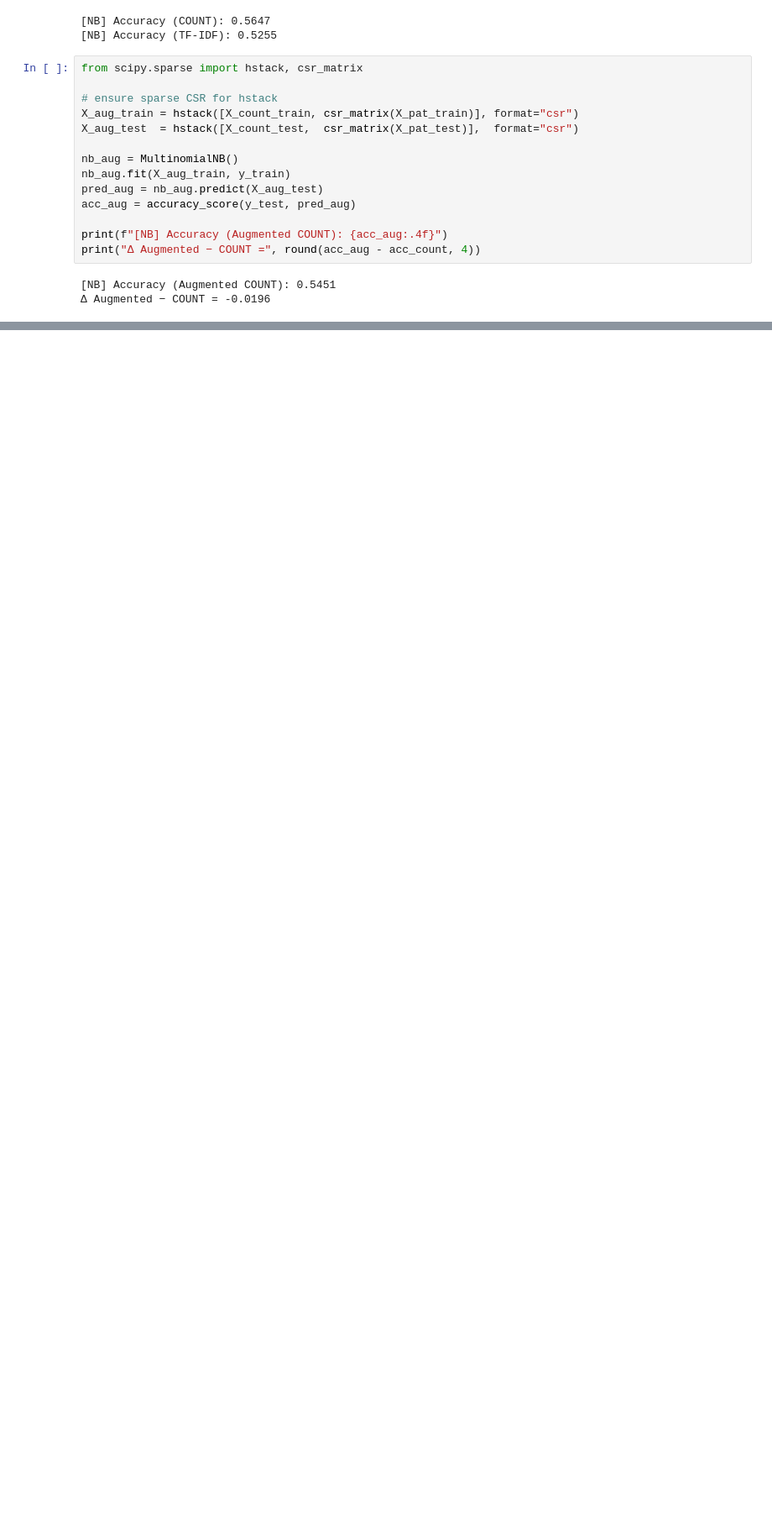
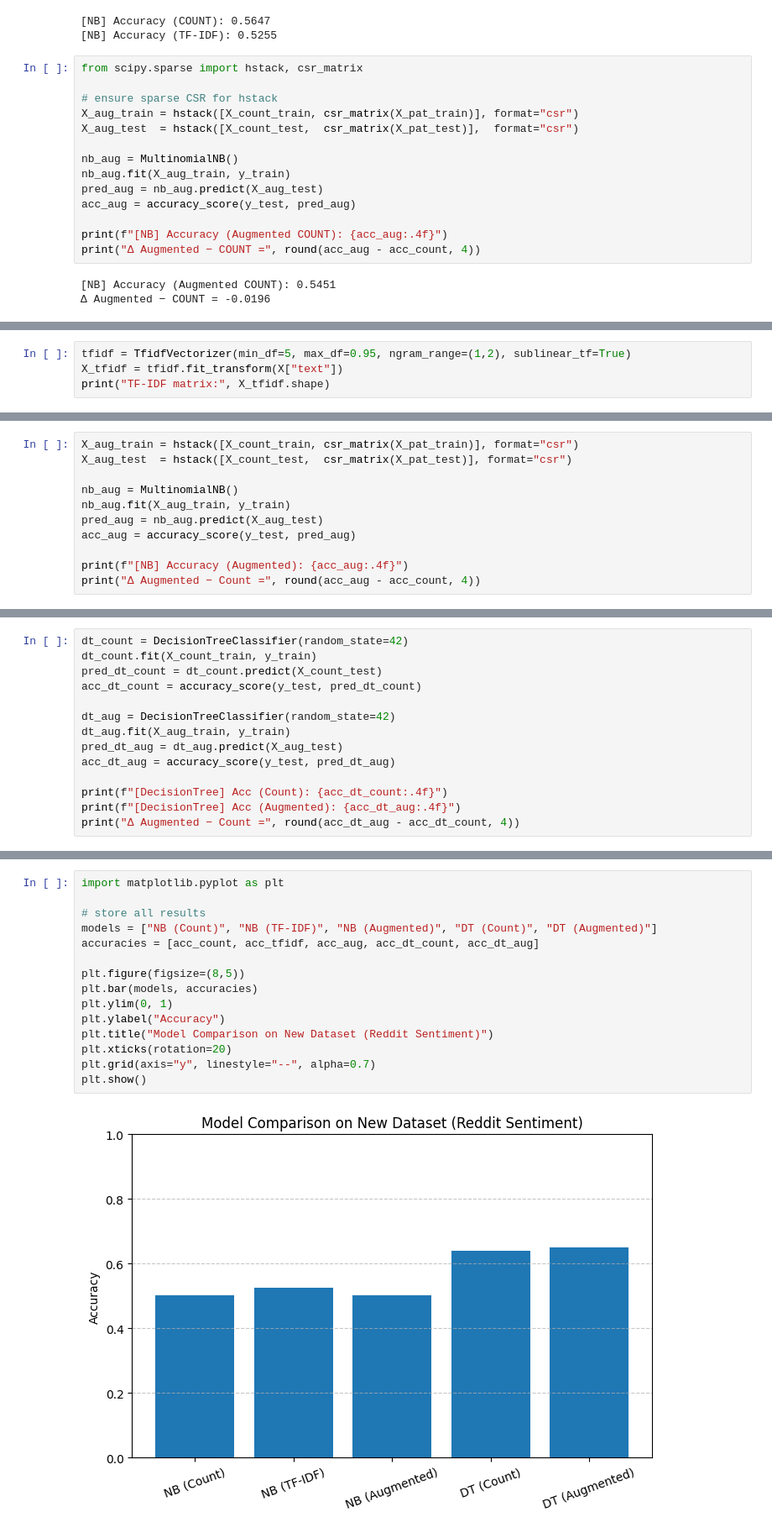
Before and after one commit to brandonlin991118/DM2025-Lab1-Exercise, a Jupyter notebook: DM2025-Lab1-Homework.ipynb, the cells around one changed output, grey strips where cells are left out. Shown at 84% size. Drawn from its saved outputs; the diff is of its cells as text; blank space fills up the shorter version.

Commit message:
Complete new dataset analysis: TF-IDF + Naive Bayes + Decision Tree + accuracy diagram

```diff
--- a/DM2025-Lab1-Homework.ipynb
+++ b/DM2025-Lab1-Homework.ipynb
@@ -644,0 +706,4 @@ print("Δ Augmented − COUNT =", round(acc_aug - acc_count, 4))
+# %%
+tfidf = TfidfVectorizer(min_df=5, max_df=0.95, ngram_range=(1,2), sublinear_tf=True)
+X_tfidf = tfidf.fit_transform(X["text"])
+print("TF-IDF matrix:", X_tfidf.shape)
@@ -644,0 +747,11 @@ print("Δ Augmented − COUNT =", round(acc_aug - acc_count, 4))
+# %%
+X_aug_train = hstack([X_count_train, csr_matrix(X_pat_train)], format="csr")
+X_aug_test  = hstack([X_count_test,  csr_matrix(X_pat_test)], format="csr")
+
+nb_aug = MultinomialNB()
+nb_aug.fit(X_aug_train, y_train)
+pred_aug = nb_aug.predict(X_aug_test)
+acc_aug = accuracy_score(y_test, pred_aug)
+
+print(f"[NB] Accuracy (Augmented): {acc_aug:.4f}")
+print("Δ Augmented − Count =", round(acc_aug - acc_count, 4))
@@ -644,0 +761,14 @@ print("Δ Augmented − COUNT =", round(acc_aug - acc_count, 4))
+# %%
+dt_count = DecisionTreeClassifier(random_state=42)
+dt_count.fit(X_count_train, y_train)
+pred_dt_count = dt_count.predict(X_count_test)
+acc_dt_count = accuracy_score(y_test, pred_dt_count)
+
+dt_aug = DecisionTreeClassifier(random_state=42)
+dt_aug.fit(X_aug_train, y_train)
+pred_dt_aug = dt_aug.predict(X_aug_test)
+acc_dt_aug = accuracy_score(y_test, pred_dt_aug)
+
+print(f"[DecisionTree] Acc (Count): {acc_dt_count:.4f}")
+print(f"[DecisionTree] Acc (Augmented): {acc_dt_aug:.4f}")
+print("Δ Augmented − Count =", round(acc_dt_aug - acc_dt_count, 4))
@@ -644,0 +779,17 @@ print("Δ Augmented − COUNT =", round(acc_aug - acc_count, 4))
+# %%
+import matplotlib.pyplot as plt
+
+# store all results
+models = ["NB (Count)", "NB (TF-IDF)", "NB (Augmented)", "DT (Count)", "DT (Augmented)"]
+accuracies = [acc_count, acc_tfidf, acc_aug, acc_dt_count, acc_dt_aug]
+
+plt.figure(figsize=(8,5))
+plt.bar(models, accuracies)
+plt.ylim(0, 1)
+plt.ylabel("Accuracy")
+plt.title("Model Comparison on New Dataset (Reddit Sentiment)")
+plt.xticks(rotation=20)
+plt.grid(axis="y", linestyle="--", alpha=0.7)
+plt.show()
+# %% [output]
+[figure, added]
```
Also changed, not shown: parts of 12 cells of this notebook.
